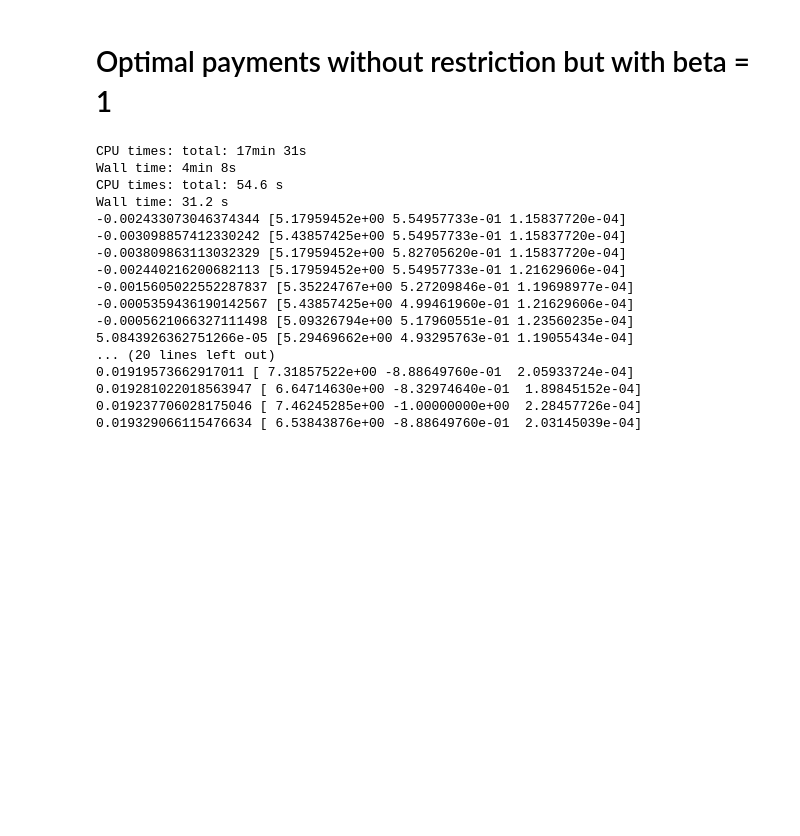
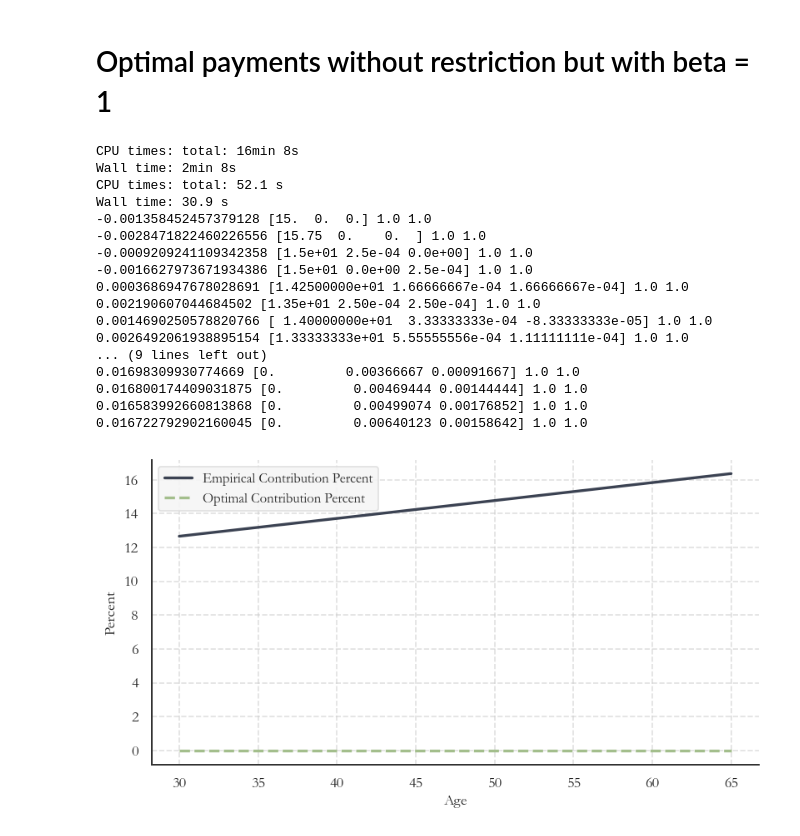
Before and after one commit to math869c/Design_retirement, a Jupyter notebook: optimal_payments.ipynb, the cells around one changed output. Cells and saved outputs as stored; diff of their text form; code cells hidden in the pictures; blank space fills up the shorter version.

```diff
--- a/optimal_payments.ipynb
+++ b/optimal_payments.ipynb
@@ -125,10 +125,10 @@ def objective_func(tau_values, model):
 
     consumption_eq = find_consumption_equivalence(og_model, new_model, do_print= False, the_method = 'brentq')
 
-    print(consumption_eq, tau_values)
+    print(consumption_eq, tau_values, og_model.par.beta, new_model.par.beta)
     return - consumption_eq
 
-tau_values_init = np.array([5.17959452e+00, 5.54957733e-01, 1.15837720e-04])
+tau_values_init = np.array([15.0, 0.0, 0.0])
 
 bounds  = [(0,  30),
            (-1.0,  1.0),
@@ -141,20 +141,25 @@ res = minimize(objective_func, tau_values_init, args=(model, ),
 
 print(res.x)
 # %% [output]
-CPU times: total: 17min 31s
-Wall time: 4min 8s
-CPU times: total: 54.6 s
-Wall time: 31.2 s
--0.002433073046374344 [5.17959452e+00 5.54957733e-01 1.15837720e-04]
--0.003098857412330242 [5.43857425e+00 5.54957733e-01 1.15837720e-04]
--0.003809863113032329 [5.17959452e+00 5.82705620e-01 1.15837720e-04]
--0.002440216200682113 [5.17959452e+00 5.54957733e-01 1.21629606e-04]
--0.0015605022552287837 [5.35224767e+00 5.27209846e-01 1.19698977e-04]
--0.0005359436190142567 [5.43857425e+00 4.99461960e-01 1.21629606e-04]
--0.0005621066327111498 [5.09326794e+00 5.17960551e-01 1.23560235e-04]
-5.0843926362751266e-05 [5.29469662e+00 4.93295763e-01 1.19055434e-04]
-... (20 lines left out)
-0.01919573662917011 [ 7.31857522e+00 -8.88649760e-01  2.05933724e-04]
-0.019281022018563947 [ 6.64714630e+00 -8.32974640e-01  1.89845152e-04]
-0.019237706028175046 [ 7.46245285e+00 -1.00000000e+00  2.28457726e-04]
-0.019329066115476634 [ 6.53843876e+00 -8.88649760e-01  2.03145039e-04]
+CPU times: total: 16min 8s
+Wall time: 2min 8s
+CPU times: total: 52.1 s
+Wall time: 30.9 s
+-0.001358452457379128 [15.  0.  0.] 1.0 1.0
+-0.0028471822460226556 [15.75  0.    0.  ] 1.0 1.0
+-0.0009209241109342358 [1.5e+01 2.5e-04 0.0e+00] 1.0 1.0
+-0.0016627973671934386 [1.5e+01 0.0e+00 2.5e-04] 1.0 1.0
+0.0003686947678028691 [1.42500000e+01 1.66666667e-04 1.66666667e-04] 1.0 1.0
+0.002190607044684502 [1.35e+01 2.50e-04 2.50e-04] 1.0 1.0
+0.0014690250578820766 [ 1.40000000e+01  3.33333333e-04 -8.33333333e-05] 1.0 1.0
+0.0026492061938895154 [1.33333333e+01 5.55555556e-04 1.11111111e-04] 1.0 1.0
+... (9 lines left out)
+0.01698309930774669 [0.         0.00366667 0.00091667] 1.0 1.0
+0.016800174409031875 [0.         0.00469444 0.00144444] 1.0 1.0
+0.016583992660813868 [0.         0.00499074 0.00176852] 1.0 1.0
+0.016722792902160045 [0.         0.00640123 0.00158642] 1.0 1.0
+# %%
+constant, beta1, beta2 = np.array([ 0.00000000e+00, -1.64873199e-01,  2.50981727e-05])
+plot_tau_vs_policy(constant, beta1, beta2, par, title="", save_title="")
+# %% [output]
+[figure, added]
```
Also changed, not shown: 2 other files.
